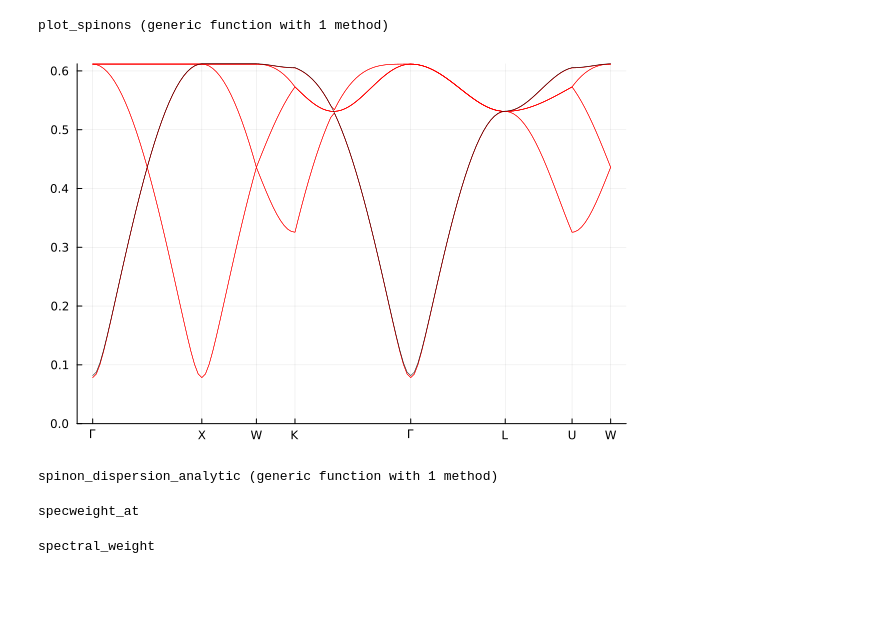
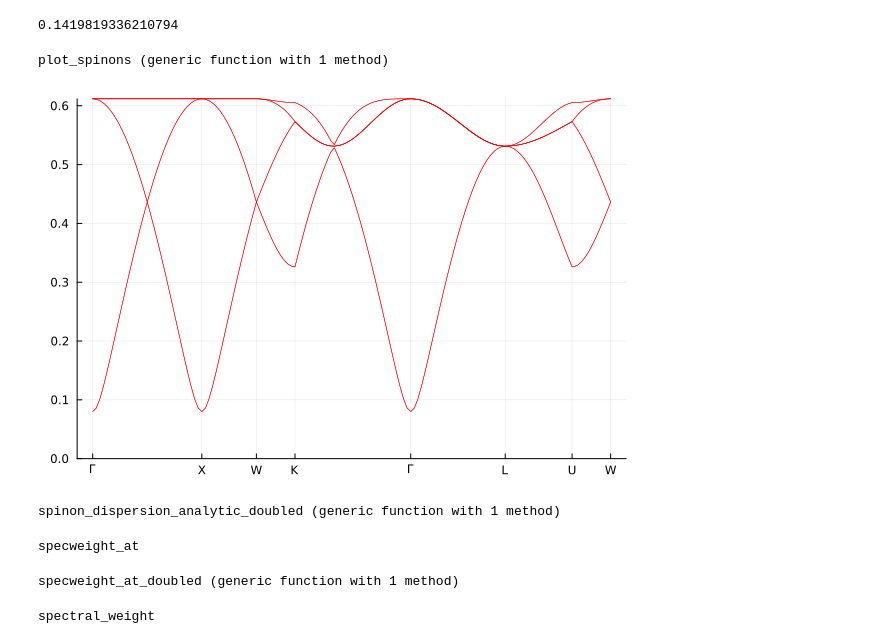
Before and after one commit to Spuriosity1/qsi-spinon-gmft, a Jupyter notebook: spinon_benchmark.ipynb, the cells around one changed output. Cells and saved outputs as stored; diff of their text form; code cells hidden in the pictures; blank space fills up the shorter version.

```diff
--- a/spinon_benchmark.ipynb
+++ b/spinon_benchmark.ipynb
@@ -25,0 +53,9 @@ M_analytic_0flux (generic function with 1 method)
+# %%
+swap = zeros(8,8)
+swap[1:4,5:8] = diagm(ones(4))
+swap += swap'
+
+k = @SVector Float64[1,2,3]
+
+
+swap*calc_M(k ) - conj(calc_M(-k ))*swap
@@ -42,7 +88,7 @@ high_symmetry_points_2 = Dict(
     "U"=> [1.0, 0.25,0.25]
 )
 
-path = generate_path(high_symmetry_points, split("\\Gamma X W K \\Gamma L U W"), points_per_unit=30, K_units=2π/8);
+path = generate_path(high_symmetry_points, split("\\Gamma X W K \\Gamma L U W"), points_per_unit=30, K_units=4π/8);
 # %%
 sim_0 = SpinonStructure.SimulationParameters("0flux", A=zeros(4,4), Jpm=-0.046, B=zeros(3), nsample=10000, kappa=2.0)
 sim_0.λ
@@ -55,3 +105,7 @@ lambda_g = SpinonStructure.calc_lambda( k-> M_analytic_0flux(sim_0.Jpm, k),10000
+# %%
+SpinonStructure.calc_lambda( k-> eigvals!(Hermitian(M_analytic_0flux_doubled(sim_0.Jpm, k))),10000,2.)
+# %% [output]
+0.1419819336210794
 # %%
 using Printf
 
@@ -81,20 +135,26 @@ plot_spinons (generic function with 1 method)
 # %%
 plot()
 
 plot_spinons(f1,color=:red)
-plot_spinons( k-> sqrt(2)*sqrt(M_analytic_0flux(sim_0.Jpm, k) + lambda_g)  )
+# plot_spinons( k-> sqrt(2)*sqrt(M_analytic_0flux(sim_0.Jpm, k) + lambda_g)  )
 # plot_spinons( k-> sqrt(2)*sqrt(M_analytic_0flux(sim_0.Jpm, k+[2π/8,0,0]) + lambda_g)  )
 # plot_spinons( k-> sqrt(2)*sqrt(M_analytic_0flux(sim_0.Jpm, k+[0,2π/8,0]) + lambda_g)  )
 # plot_spinons( k-> sqrt(2)*sqrt(M_analytic_0flux(sim_0.Jpm, k+[0,0,2π/8]) + lambda_g)  )
 # %% [output]
-[figure, old version]
+[figure, new version]
 # %%
 function spinon_dispersion_analytic(k, sim)
     ϵ = M_analytic_0flux(sim.Jpm, k)
     return sqrt( 2 .*(ϵ + sim.λ))
 end
+
+function spinon_dispersion_analytic_doubled(k, sim)
+    M = M_analytic_0flux_doubled(sim.Jpm, k)
+    ϵ, U = eigvals!(Hermitian(M))
+    return sqrt( 2 .*(ϵ + sim.λ)), U
+end
 # %% [output]
-spinon_dispersion_analytic (generic function with 1 method)
+spinon_dispersion_analytic_doubled (generic function with 1 method)
 # %%
 # define static convenience types
 
@@ -140,6 +187,55 @@ function specweight_at(q::Vec3_F64, p::Vec3_F64, sim::SimulationParameters)
 end
 # %% [output]
 specweight_at
+# %%
+function tetra_idx_safe(lattice::geom.PyroFCC, tetra_pos::Vec3)
+    idx = geom.tetra_idx(lattice, tetra_pos)
+
+    if lattice.tetra_sites[idx] != tetra_pos
+        return nothing
+    end
+    return idx
+end
+
+
+function specweight_at_doubled(q::Vec3_F64, p::Vec3_F64, sim::SimulationParameters)
+    S = 0
+
+    E1, U1 = spinon_dispersion_analytic_doubled( p, sim )
+    E2, U2 = spinon_dispersion_analytic_doubled( q-p, sim )
+
+    W = zeros(ComplexF64,4,4)
+
+    for μ=1:4, ν=1:4
+        W[μ,ν] = exp(2im*(q/2 - p)'* (geom.pyro[μ]-geom.pyro[ν]))
+    end
+
+
+    local f=length(sim.lat.tetra_sites)
+    S = zeros(f,f)
+
+    A_sites = [ (@SVector [0,0,0]) ]
+
+    for μ=1:4, ν=1:4
+        for (jA, rA) in enumerate(A_sites), (jpA, rpA) in enumerate(A_sites)
+            jB = tetra_idx_safe(sim.lat, rA + 2*geom.pyro[μ])
+            jpB = tetra_idx_safe(sim.lat, rpA + 2*geom.pyro[ν])
+
+            # the "l" bit
+            x1 = U1[jA, :] .* conj(U1[jpA, :]) ./ (2*E1)
+            # the "l'" bit
+            x2 = U2[jpB, :] .* conj(U2[jB, :]) ./ (2*E2) # <--- calculation says this one
+            # x2 = U2[jB, :] .* conj(U2[jpB, :]) ./ (2*E2) # makes no difference
+
+
+            S += W[μ,ν]*exp(1im*(sim.A[jA,μ]-sim.A[jpA, ν])) * x2*x1'
+        end
+    end
+    E = [e1 + e2 for e2 in E2, e1 in E1]::Matrix{Float64}
+    return E, S
+end
+# %% [output]
+specweight_at_doubled (generic function with 1 method)
 # %%
 
 
```
Also changed, not shown: parts of 17 cells of this notebook, 25 other files.
